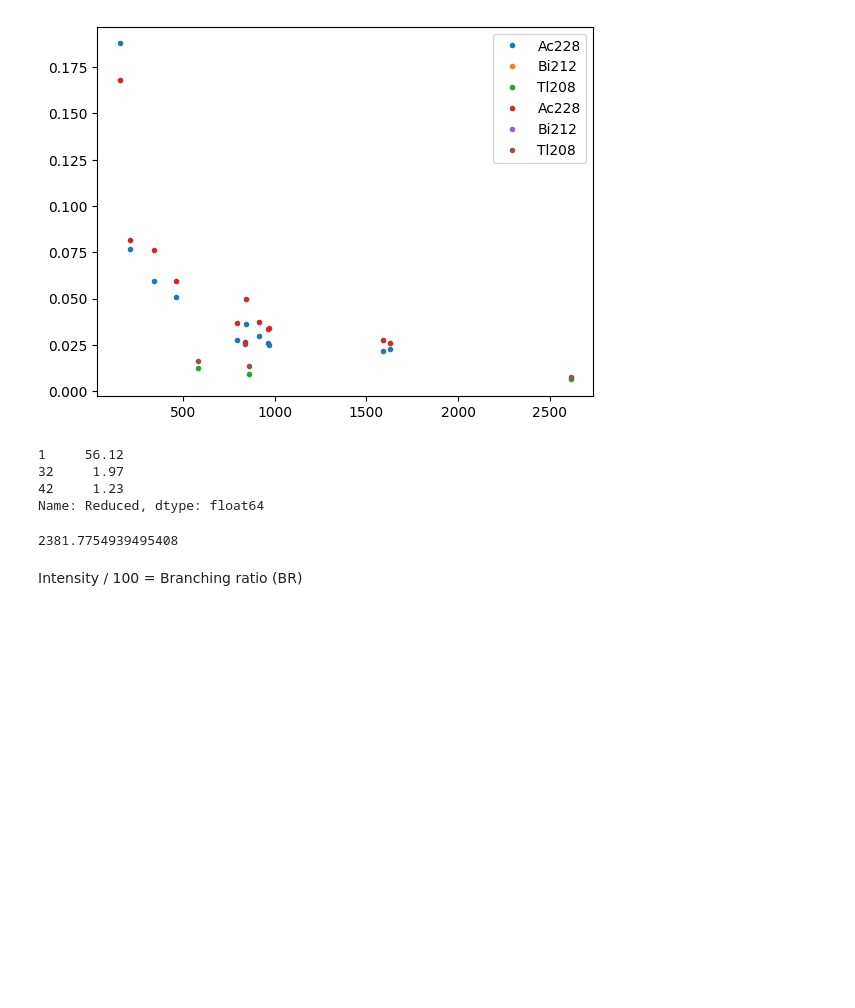
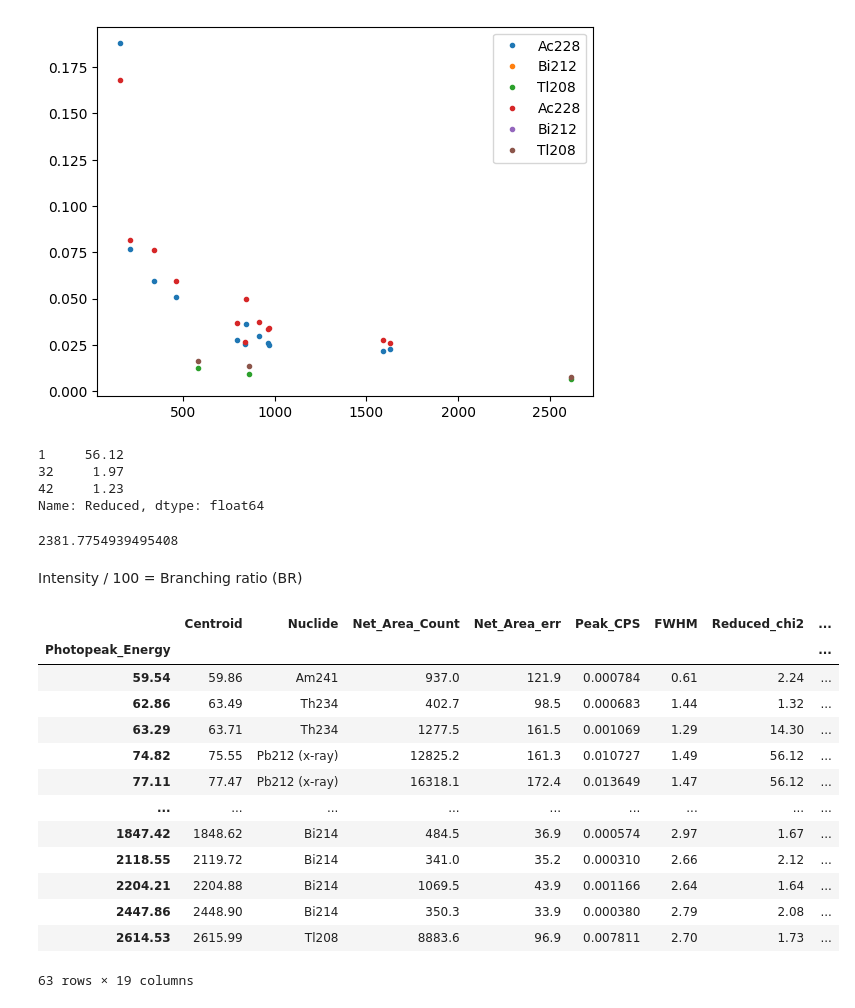
Before and after one commit to ngcnpeter/HPGe_lab_y3, a Jupyter notebook: spectal_analysis.ipynb, the cells around one changed output. Saved outputs shown, nothing was run; the diff lists cells and outputs as text; code cells hidden in the pictures; blank space fills up the shorter version.

```diff
--- a/spectal_analysis.ipynb
+++ b/spectal_analysis.ipynb
@@ -736,3 +746,20 @@ compton_edge(2614.53)
 2381.7754939495408
 # %% [markdown]
 Intensity / 100 = Branching ratio (BR)
+# %%
+df.loc[range(1,6)].groupby('Photopeak_Energy').max()
+# %% [output]
+|  | Centroid | Nuclide | Net_Area_Count | Net_Area_err | Peak_CPS | FWHM | Reduced_chi2 | ... |
+| Photopeak_Energy |  |  |  |  |  |  |  | ... |
+| 59.54 | 59.86 | Am241 | 937.0 | 121.9 | 0.000784 | 0.61 | 2.24 | ... |
+| 62.86 | 63.49 | Th234 | 402.7 | 98.5 | 0.000683 | 1.44 | 1.32 | ... |
+| 63.29 | 63.71 | Th234 | 1277.5 | 161.5 | 0.001069 | 1.29 | 14.30 | ... |
+| 74.82 | 75.55 | Pb212 (x-ray) | 12825.2 | 161.3 | 0.010727 | 1.49 | 56.12 | ... |
+| 77.11 | 77.47 | Pb212 (x-ray) | 16318.1 | 172.4 | 0.013649 | 1.47 | 56.12 | ... |
+| ... | ... | ... | ... | ... | ... | ... | ... | ... |
+| 1847.42 | 1848.62 | Bi214 | 484.5 | 36.9 | 0.000574 | 2.97 | 1.67 | ... |
+| 2118.55 | 2119.72 | Bi214 | 341.0 | 35.2 | 0.000310 | 2.66 | 2.12 | ... |
+| 2204.21 | 2204.88 | Bi214 | 1069.5 | 43.9 | 0.001166 | 2.64 | 1.64 | ... |
+| 2447.86 | 2448.90 | Bi214 | 350.3 | 33.9 | 0.000380 | 2.79 | 2.08 | ... |
+| 2614.53 | 2615.99 | Tl208 | 8883.6 | 96.9 | 0.007811 | 2.70 | 1.73 | ... |
+63 rows × 19 columns
```
Also changed, not shown: parts of 7 cells of this notebook, 1 other file.
